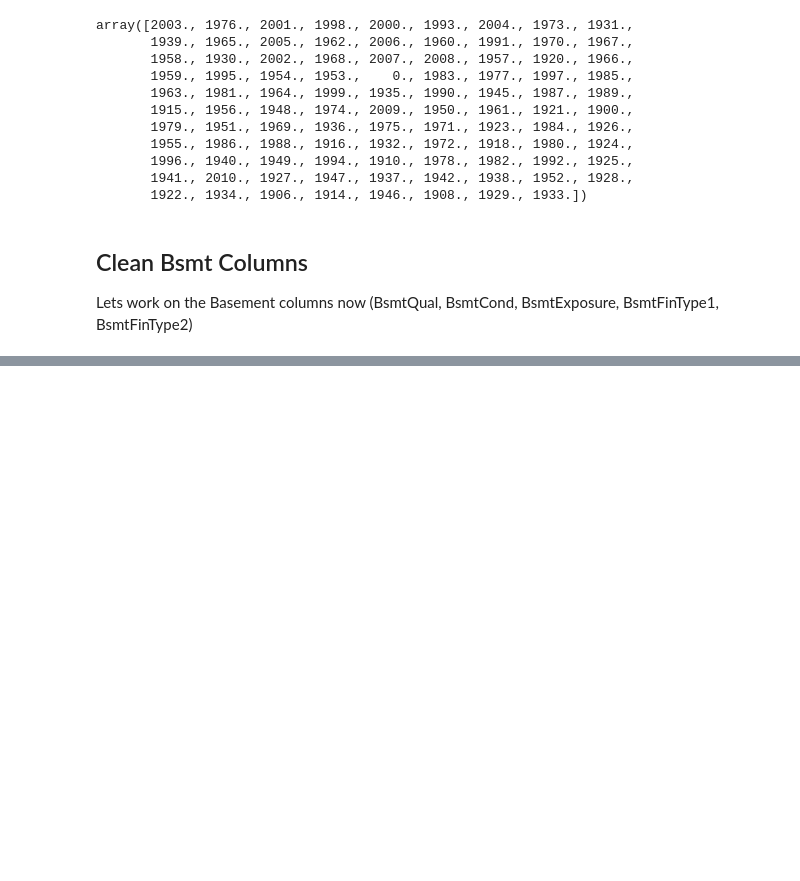
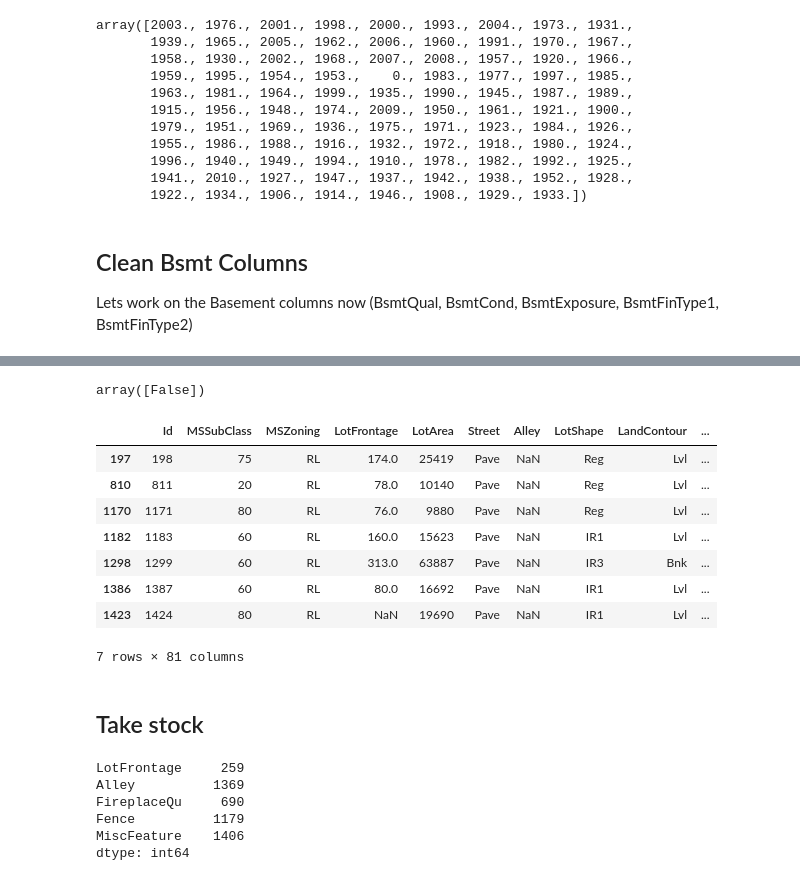
Before and after one commit to connergorman/house-price, a Jupyter notebook: data_exploration.ipynb, the cells around one changed output, grey strips where cells are left out. Cells and saved outputs as stored; diff of their text form; code cells hidden in the pictures; blank space fills up the shorter version.

```diff
--- a/data_exploration.ipynb
+++ b/data_exploration.ipynb
@@ -180,0 +192,3 @@ From visual inspection, rows 332 and 948 seem to be Missing completely at random
+# %%
+
+df.fillna({"BsmtQual": "NA", "BsmtCond": "NA", "BsmtExposure": "NA", "BsmtFinType1": "NA", "BsmtFinType2": "NA"}, inplace=True)
@@ -180,0 +220,2 @@ From visual inspection, rows 332 and 948 seem to be Missing completely at random
+# %%
+df.loc[(1379, 'Electrical')] = 'SBrkr'
@@ -180,0 +232,2 @@ From visual inspection, rows 332 and 948 seem to be Missing completely at random
+# %%
+df.fillna({"MasVnrType": "None", "MasVnrArea": 0.0}, inplace=True)
@@ -180,0 +238,29 @@ From visual inspection, rows 332 and 948 seem to be Missing completely at random
+# %%
+df.loc[(df['PoolQC'].isna()) & (df['PoolArea'] == 0.0), 'PoolQC'] = 'NA'
+# %%
+df['PoolQC'].isna().unique()
+# %% [output]
+array([False])
+# %%
+df.loc[df['PoolQC'] != 'NA']
+# %% [output]
+|  | Id | MSSubClass | MSZoning | LotFrontage | LotArea | Street | Alley | LotShape | LandContour | ... |
+| 197 | 198 | 75 | RL | 174.0 | 25419 | Pave | NaN | Reg | Lvl | ... |
+| 810 | 811 | 20 | RL | 78.0 | 10140 | Pave | NaN | Reg | Lvl | ... |
+| 1170 | 1171 | 80 | RL | 76.0 | 9880 | Pave | NaN | Reg | Lvl | ... |
+| 1182 | 1183 | 60 | RL | 160.0 | 15623 | Pave | NaN | IR1 | Lvl | ... |
+| 1298 | 1299 | 60 | RL | 313.0 | 63887 | Pave | NaN | IR3 | Bnk | ... |
+| 1386 | 1387 | 60 | RL | 80.0 | 16692 | Pave | NaN | IR1 | Lvl | ... |
+| 1423 | 1424 | 80 | RL | NaN | 19690 | Pave | NaN | IR1 | Lvl | ... |
+7 rows × 81 columns
+# %% [markdown]
+## Take stock
+# %%
+df[df.columns[df.isna().any()].tolist()].count().apply(lambda x: 1460 - x)
+# %% [output]
+LotFrontage     259
+Alley          1369
+FireplaceQu     690
+Fence          1179
+MiscFeature    1406
+dtype: int64
```
Also changed, not shown: parts of 14 cells of this notebook, 3 other files.
